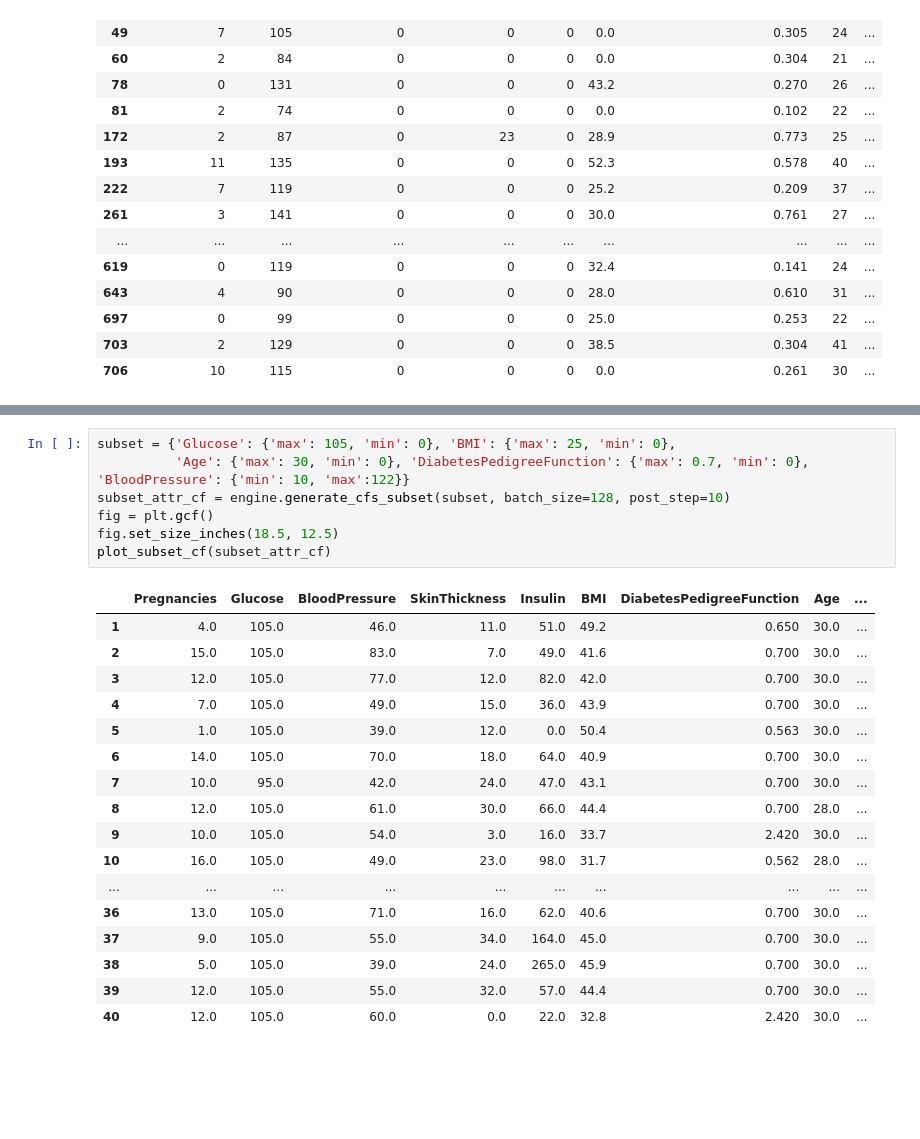
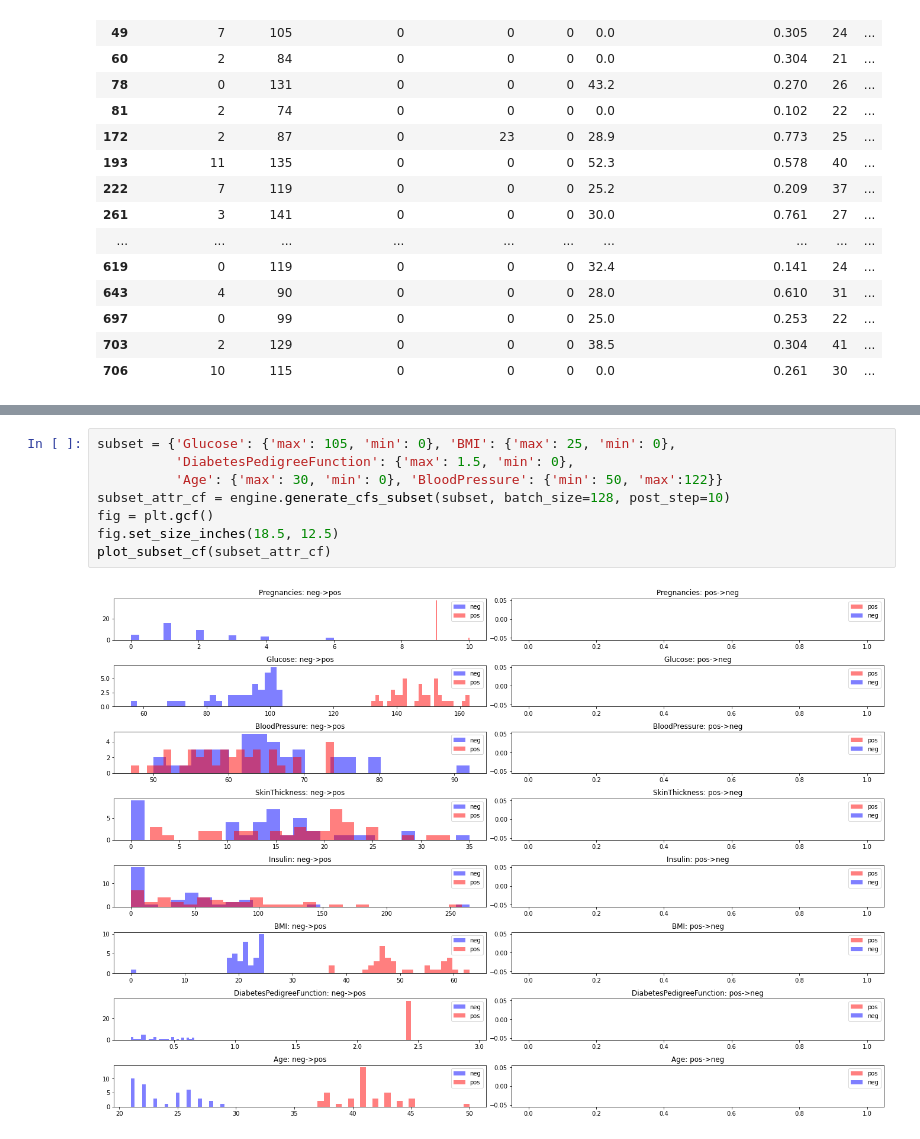
Before and after one commit to ChengFR/DECE-research, a Jupyter notebook: notebooks/diabetes-subset-cf.ipynb, the cells around one changed output, grey strips where cells are left out. Saved outputs shown, nothing was run; the diff lists cells and outputs as text; blank space fills up the shorter version.

```diff
--- a/notebooks/diabetes-subset-cf.ipynb
+++ b/notebooks/diabetes-subset-cf.ipynb
@@ -263,25 +237,10 @@ Total time cost: 2.398, validation rate: 0.317, average distance: 1.199, average
 # %%
 subset = {'Glucose': {'max': 105, 'min': 0}, 'BMI': {'max': 25, 'min': 0},
-          'Age': {'max': 30, 'min': 0}, 'DiabetesPedigreeFunction': {'max': 0.7, 'min': 0}, 'BloodPressure': {'min': 10, 'max':122}}
+          'DiabetesPedigreeFunction': {'max': 1.5, 'min': 0},
+          'Age': {'max': 30, 'min': 0}, 'BloodPressure': {'min': 50, 'max':122}}
 subset_attr_cf = engine.generate_cfs_subset(subset, batch_size=128, post_step=10)
 fig = plt.gcf()
 fig.set_size_inches(18.5, 12.5)
 plot_subset_cf(subset_attr_cf)
 # %% [output]
-|  | Pregnancies | Glucose | BloodPressure | SkinThickness | Insulin | BMI | DiabetesPedigreeFunction | Age | ... |
-| 1 | 4.0 | 105.0 | 46.0 | 11.0 | 51.0 | 49.2 | 0.650 | 30.0 | ... |
-| 2 | 15.0 | 105.0 | 83.0 | 7.0 | 49.0 | 41.6 | 0.700 | 30.0 | ... |
-| 3 | 12.0 | 105.0 | 77.0 | 12.0 | 82.0 | 42.0 | 0.700 | 30.0 | ... |
-| 4 | 7.0 | 105.0 | 49.0 | 15.0 | 36.0 | 43.9 | 0.700 | 30.0 | ... |
-| 5 | 1.0 | 105.0 | 39.0 | 12.0 | 0.0 | 50.4 | 0.563 | 30.0 | ... |
-| 6 | 14.0 | 105.0 | 70.0 | 18.0 | 64.0 | 40.9 | 0.700 | 30.0 | ... |
-| 7 | 10.0 | 95.0 | 42.0 | 24.0 | 47.0 | 43.1 | 0.700 | 30.0 | ... |
-| 8 | 12.0 | 105.0 | 61.0 | 30.0 | 66.0 | 44.4 | 0.700 | 28.0 | ... |
-| 9 | 10.0 | 105.0 | 54.0 | 3.0 | 16.0 | 33.7 | 2.420 | 30.0 | ... |
-| 10 | 16.0 | 105.0 | 49.0 | 23.0 | 98.0 | 31.7 | 0.562 | 28.0 | ... |
-| ... | ... | ... | ... | ... | ... | ... | ... | ... | ... |
-| 36 | 13.0 | 105.0 | 71.0 | 16.0 | 62.0 | 40.6 | 0.700 | 30.0 | ... |
-| 37 | 9.0 | 105.0 | 55.0 | 34.0 | 164.0 | 45.0 | 0.700 | 30.0 | ... |
-| 38 | 5.0 | 105.0 | 39.0 | 24.0 | 265.0 | 45.9 | 0.700 | 30.0 | ... |
-| 39 | 12.0 | 105.0 | 55.0 | 32.0 | 57.0 | 44.4 | 0.700 | 30.0 | ... |
-| 40 | 12.0 | 105.0 | 60.0 | 0.0 | 22.0 | 32.8 | 2.420 | 30.0 | ... |
+[figure, added]
```
Also changed, not shown: parts of 9 cells of this notebook, 5 other files.
